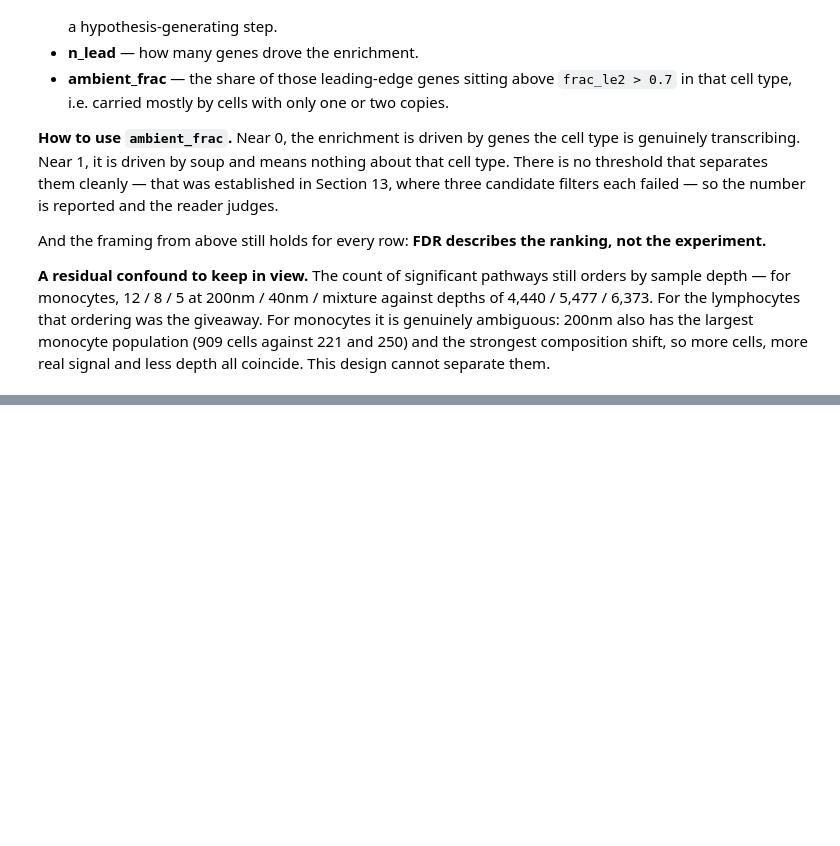
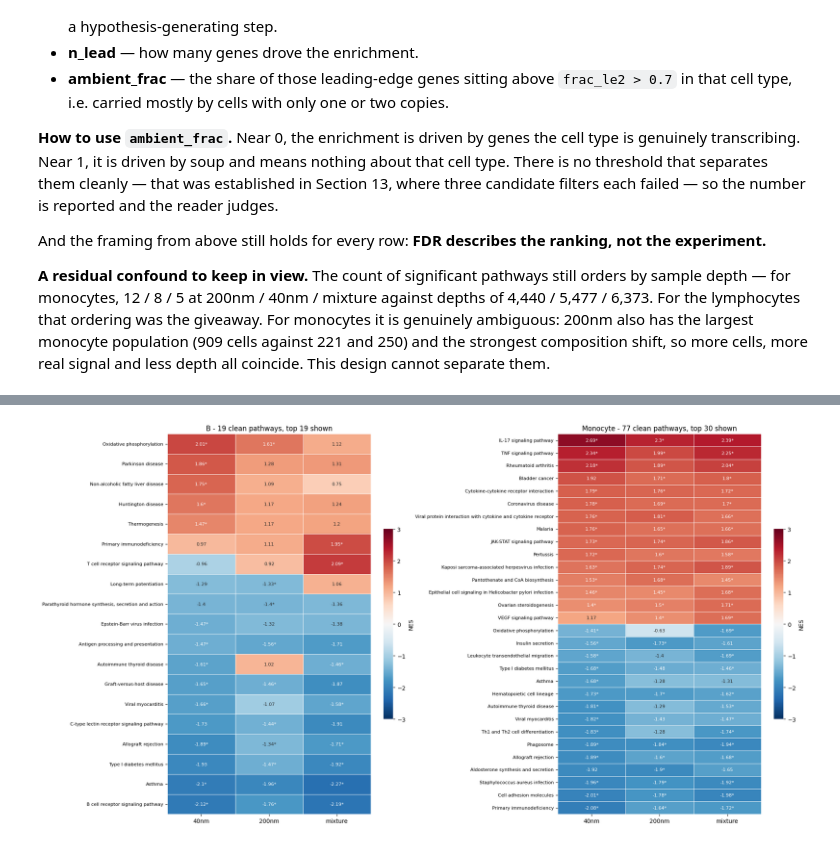
Before and after one commit to paunovicaleksa/GI, a Jupyter notebook: nanoplastics_pipeline.ipynb, the cells around one changed output, grey strips where cells are left out. Saved outputs shown, nothing was run; the diff lists cells and outputs as text; code cells hidden in the pictures; blank space fills up the shorter version.

```diff
--- a/nanoplastics_pipeline.ipynb
+++ b/nanoplastics_pipeline.ipynb
@@ -5324,0 +5632,62 @@ for ct in ['Monocyte', 'CD4 T']:
+# %%
+# Item 3: Task 6 read off pathways rather than genes. Each NES aggregates ~90 genes, so no
+# single noisy gene can carry a row - which matters more here than usual, because Section 13
+# has no replication to average over. FDR and ambient_frac come attached from Section 14.
+#
+#   a row strong across all three columns   -> shared, both sizes trigger it
+#   strong in one column only               -> size-specific
+#   strong in the mixture column only       -> mixture-only (pursued properly in Section 16)
+import seaborn as sns
+
+TOP_N = 30   # rows per panel, by largest |NES|; the full table is in `gsea`
+
+
+def nes_panel(ct, ax):
+    d = gsea[gsea.cell_type == ct]
+    ok = (d.FDR < FDR_CUT) & (d.ambient_frac <= CLEAN)
+    keep = d.loc[ok, 'pathway'].unique()
+    if len(keep) == 0:
+        ax.text(0.5, 0.5, f'{ct}\nno clean pathway at FDR < {FDR_CUT}', ha='center',
+                va='center', fontsize=11); ax.axis('off'); return 0
+    sub = d[d.pathway.isin(keep)]
+    m = sub.pivot(index='pathway', columns='contrast', values='NES').reindex(columns=EXPOSED)
+    flag = sub.assign(ok=ok[sub.index]).pivot(index='pathway', columns='contrast',
+                                              values='ok').reindex(columns=EXPOSED)
+    m = m.loc[m.abs().max(axis=1).nlargest(TOP_N).index].sort_values(EXPOSED[0], ascending=False)
+    flag = flag.loc[m.index]
+    # The asterisk is the honest part: colour shows every NES, the marker shows which cells
+    # actually cleared FDR *and* the ambient line. A strong colour without one is not a result.
+    ann = m.round(2).astype(str) + np.where(flag.fillna(False), '*', '')
+    sns.heatmap(m, ax=ax, cmap='RdBu_r', center=0, vmin=-3, vmax=3, annot=ann, fmt='',
+                annot_kws={'fontsize': 8}, cbar_kws={'label': 'NES', 'shrink': 0.5},
+                linewidths=0.4, linecolor='white')
+    ax.set(xlabel='', ylabel='', title=f'{ct} - {len(keep)} clean pathways, top {len(m)} shown')
+    ax.tick_params(axis='y', labelsize=8, rotation=0)
+    return len(keep)
+
+
+HAVE = [ct for ct in DE_GROUPS
+        if ((gsea.cell_type == ct) & (gsea.FDR < FDR_CUT)
+            & (gsea.ambient_frac <= CLEAN)).any()]
+fig, axes = plt.subplots(1, len(HAVE), figsize=(9.5 * len(HAVE), 10))
+for ax, ct in zip(np.atleast_1d(axes), HAVE):
+    nes_panel(ct, ax)
+plt.tight_layout(); plt.show()
+
+print(f'cell types with at least one clean pathway (FDR < {FDR_CUT}, ambient_frac <= {CLEAN}): '
+      f'{HAVE}')
+print(f'the other {len(DE_GROUPS) - len(HAVE)} have none - Section 14 established their '
+      f'significant pathways are all ambient-driven\n')
+
+# The row shape, as a number: how uniform is each pathway across the three exposures?
+for ct in HAVE:
+    d = gsea[gsea.cell_type == ct]
+    keep = d.loc[(d.FDR < FDR_CUT) & (d.ambient_frac <= CLEAN), 'pathway'].unique()
+    m = d[d.pathway.isin(keep)].pivot(index='pathway', columns='contrast',
+                                      values='NES').reindex(columns=EXPOSED)
+    spread = (m.max(axis=1) - m.min(axis=1))
+    print(f'{ct}: {len(m)} clean pathways, NES spread across the three exposures - '
+          f'median {spread.median():.2f}, 90th pct {spread.quantile(0.9):.2f}')
+    print(m.loc[spread.nlargest(5).index].round(2).to_string(), '\n')
+# %% [output]
+[figure, added]
```
Also changed, not shown: parts of 16 cells of this notebook, 1 other file.
